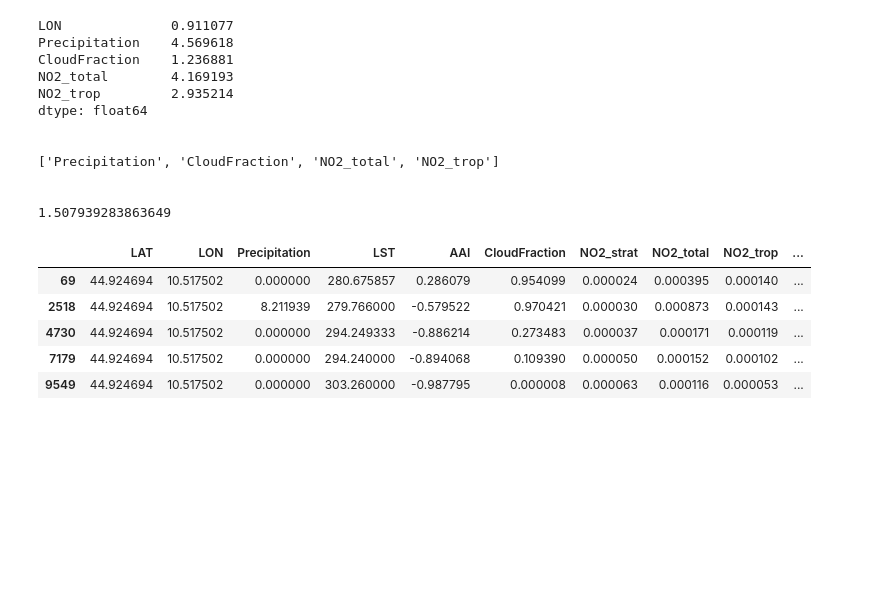
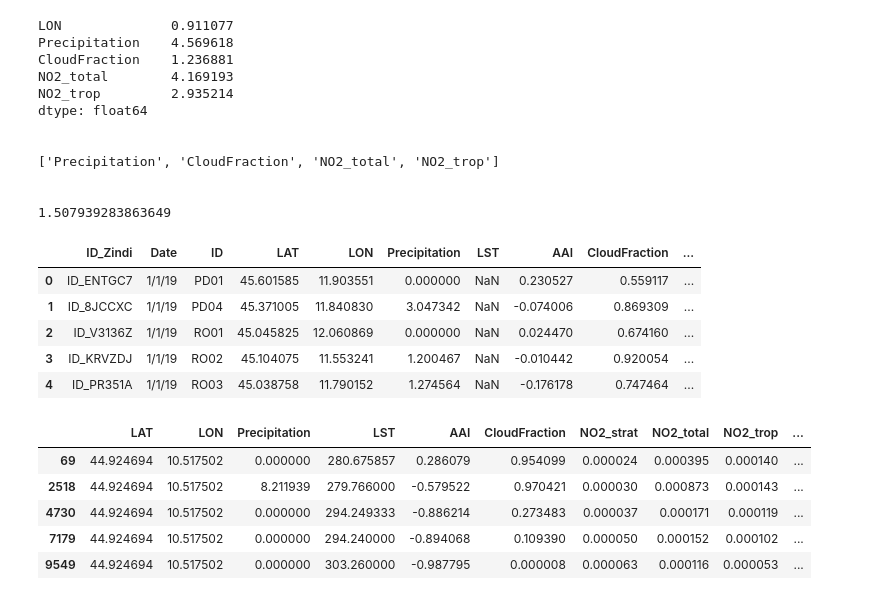
Before and after one commit to Anurag163/GeoAI_Ground_level_NO2_Zindi-, a Jupyter notebook: 4.Feature_Engineering_3.ipynb, the cells around one changed output. Cells and saved outputs as stored; diff of their text form; code cells hidden in the pictures; blank space fills up the shorter version.

```diff
--- a/4.Feature_Engineering_3.ipynb
+++ b/4.Feature_Engineering_3.ipynb
@@ -174,5 +174,14 @@ dtype: float64
 
 
 1.507939283863649
+# %%
+train_df.head(5)
+# %% [output]
+|  | ID_Zindi | Date | ID | LAT | LON | Precipitation | LST | AAI | CloudFraction | ... |
+| 0 | ID_ENTGC7 | 1/1/19 | PD01 | 45.601585 | 11.903551 | 0.000000 | NaN | 0.230527 | 0.559117 | ... |
+| 1 | ID_8JCCXC | 1/1/19 | PD04 | 45.371005 | 11.840830 | 3.047342 | NaN | -0.074006 | 0.869309 | ... |
+| 2 | ID_V3136Z | 1/1/19 | RO01 | 45.045825 | 12.060869 | 0.000000 | NaN | 0.024470 | 0.674160 | ... |
+| 3 | ID_KRVZDJ | 1/1/19 | RO02 | 45.104075 | 11.553241 | 1.200467 | NaN | -0.010442 | 0.920054 | ... |
+| 4 | ID_PR351A | 1/1/19 | RO03 | 45.038758 | 11.790152 | 1.274564 | NaN | -0.176178 | 0.747464 | ... |
 # %%
 train_model3_df_prep_mix_roll_wind_mean_stddev_sorted=train_model3_df_prep_mix.copy()
```
Also changed, not shown: parts of 19 cells of this notebook.
